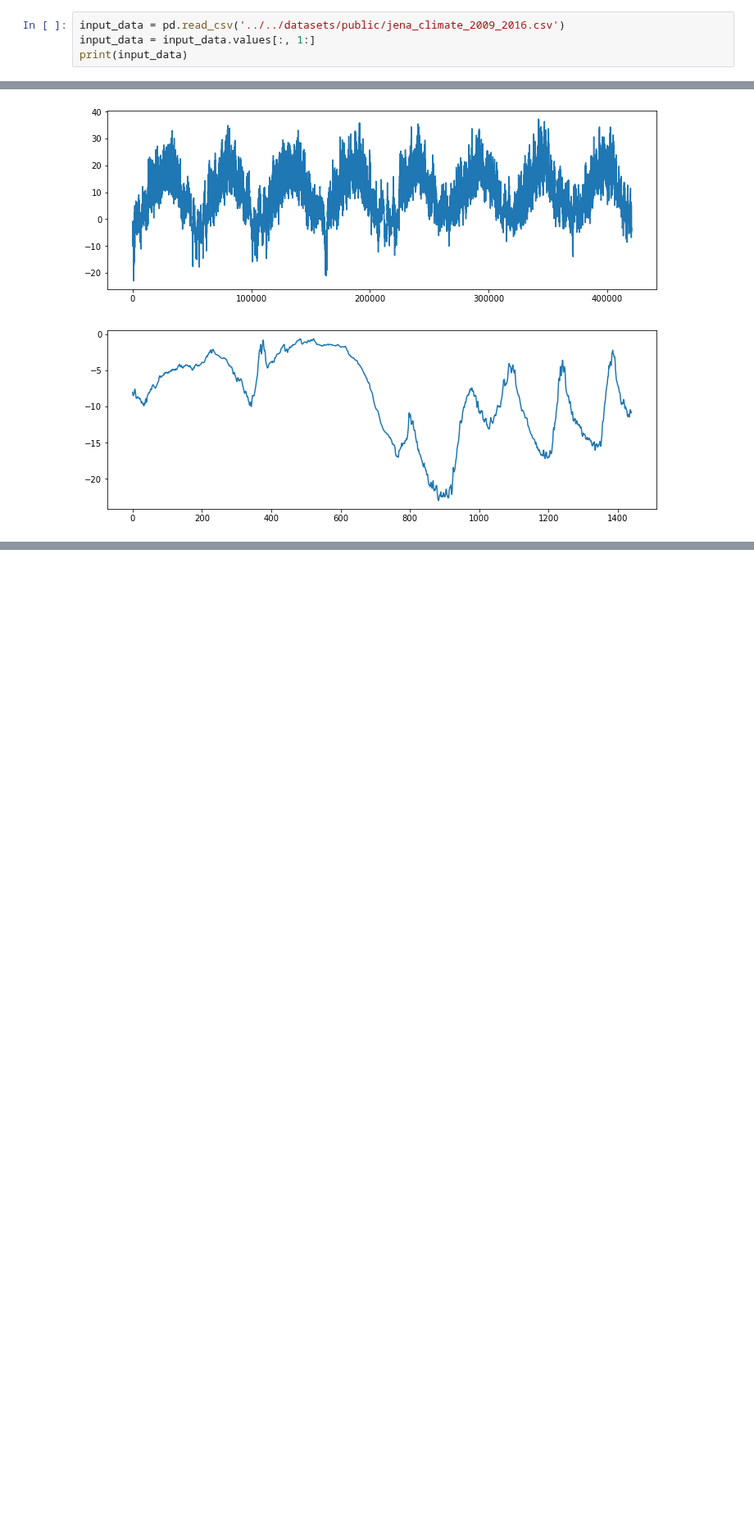
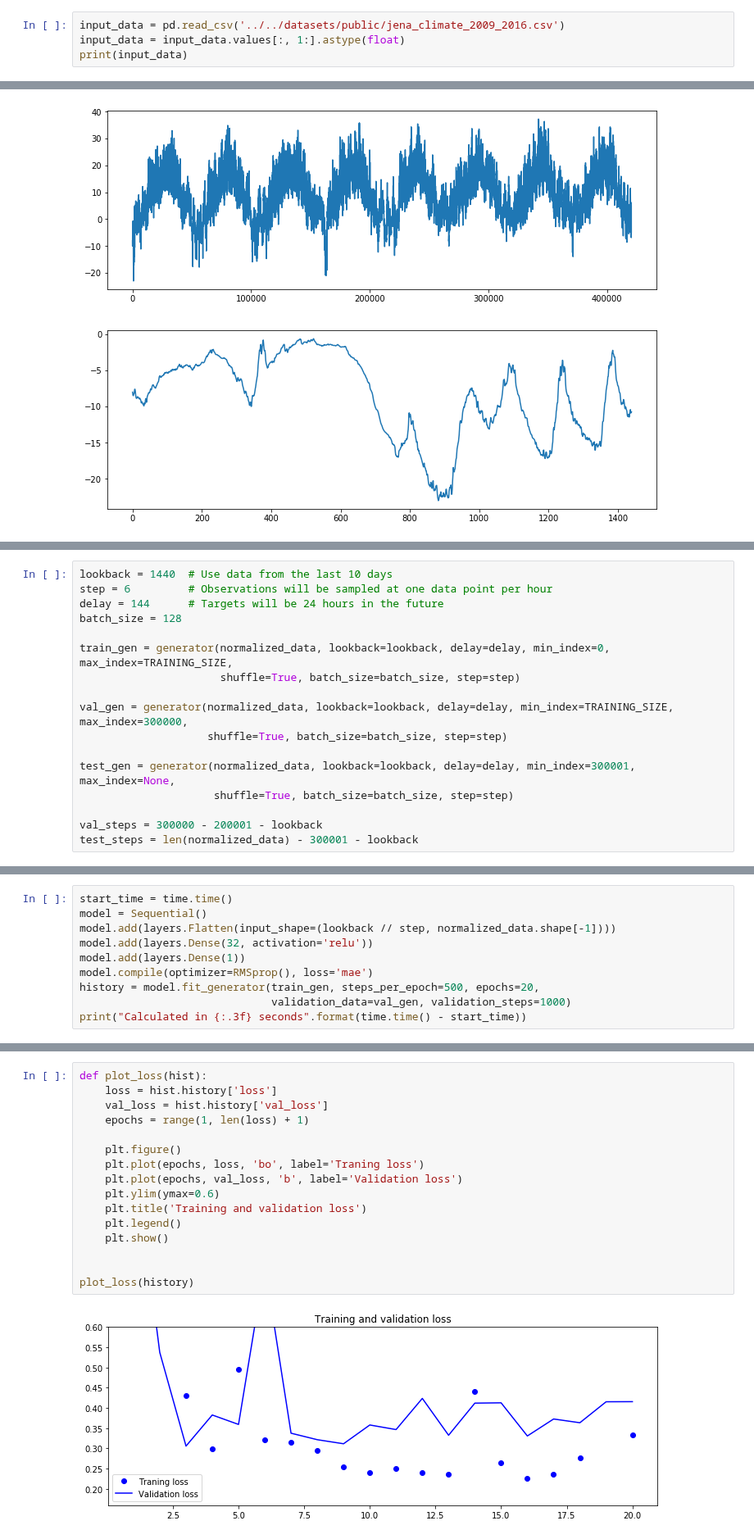
Before and after one commit to carldata/argo, a Jupyter notebook: notebooks/klangner/jena-climate.ipynb, the cells around one changed output, grey strips where cells are left out. Shown at 82% size. Cells and saved outputs as stored; diff of their text form; blank space fills up the shorter version.

```diff
--- a/notebooks/klangner/jena-climate.ipynb
+++ b/notebooks/klangner/jena-climate.ipynb
@@ -23,6 +25,6 @@ from keras.layers import Embedding, SimpleRNN
 After loading the data we will skip first column with DateTime and convert rest to numpy array
 # %%
 input_data = pd.read_csv('../../datasets/public/jena_climate_2009_2016.csv')
-input_data = input_data.values[:, 1:]
+input_data = input_data.values[:, 1:].astype(float)
 print(input_data)
 # %% [output]
@@ -74,0 +128,17 @@ array([[996.52, -8.02, 265.4, ..., 1.03, 1.75, 152.3],
+# %%
+lookback = 1440  # Use data from the last 10 days
+step = 6         # Observations will be sampled at one data point per hour
+delay = 144      # Targets will be 24 hours in the future
+batch_size = 128
+
+train_gen = generator(normalized_data, lookback=lookback, delay=delay, min_index=0, max_index=TRAINING_SIZE,
+                      shuffle=True, batch_size=batch_size, step=step)
+
+val_gen = generator(normalized_data, lookback=lookback, delay=delay, min_index=TRAINING_SIZE, max_index=300000,
+                    shuffle=True, batch_size=batch_size, step=step)
+
+test_gen = generator(normalized_data, lookback=lookback, delay=delay, min_index=300001, max_index=None,
+                     shuffle=True, batch_size=batch_size, step=step)
+
+val_steps = 300000 - 200001 - lookback
+test_steps = len(normalized_data) - 300001 - lookback
@@ -74,0 +177,10 @@ array([[996.52, -8.02, 265.4, ..., 1.03, 1.75, 152.3],
+# %%
+start_time = time.time()
+model = Sequential()
+model.add(layers.Flatten(input_shape=(lookback // step, normalized_data.shape[-1])))
+model.add(layers.Dense(32, activation='relu'))
+model.add(layers.Dense(1))
+model.compile(optimizer=RMSprop(), loss='mae')
+history = model.fit_generator(train_gen, steps_per_epoch=500, epochs=20,
+                              validation_data=val_gen, validation_steps=1000)
+print("Calculated in {:.3f} seconds".format(time.time() - start_time))
@@ -74,0 +207,18 @@ array([[996.52, -8.02, 265.4, ..., 1.03, 1.75, 152.3],
+# %%
+def plot_loss(hist):
+    loss = hist.history['loss']
+    val_loss = hist.history['val_loss']
+    epochs = range(1, len(loss) + 1)
+
+    plt.figure()
+    plt.plot(epochs, loss, 'bo', label='Traning loss')
+    plt.plot(epochs, val_loss, 'b', label='Validation loss')
+    plt.ylim(ymax=0.6)
+    plt.title('Training and validation loss')
+    plt.legend()
+    plt.show()
+
+
+plot_loss(history)
+# %% [output]
+[figure, added]
```
Also changed, not shown: parts of 17 cells of this notebook.
